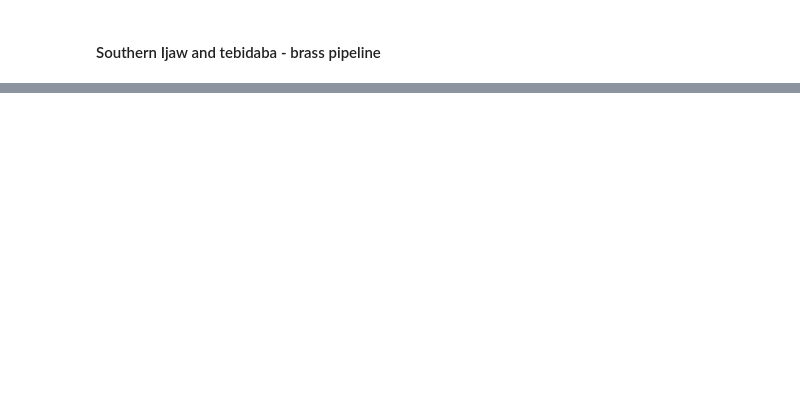
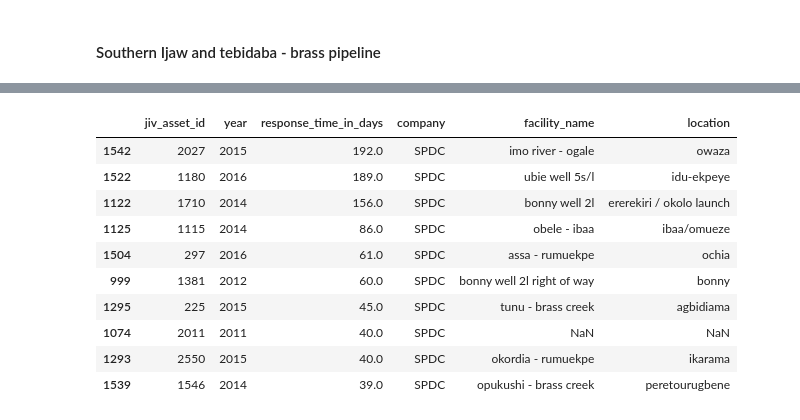
Before and after one commit to estambolieva/oil-spills, a Jupyter notebook: 2. Data Analysis.ipynb, the cells around one changed output, grey strips where cells are left out. Cells and saved outputs as stored; diff of their text form; code cells hidden in the pictures; blank space fills up the shorter version.

Commit message:
<5 barrel

```diff
--- a/2. Data Analysis.ipynb
+++ b/2. Data Analysis.ipynb
@@ -846,0 +870,3 @@ plt.ylabel("number of days between oil spills")
+# %%
+five_barrels = df[df.barrels < 5]
+five_barrels.shape[0]
@@ -846,0 +909,14 @@ plt.ylabel("number of days between oil spills")
+# %%
+five_barrels[["jiv_asset_id", "year", "response_time_in_days", "company", "facility_name", "location"]][five_barrels.company == "SPDC"].sort_values("response_time_in_days", ascending=False).head(10)
+# %% [output]
+|  | jiv_asset_id | year | response_time_in_days | company | facility_name | location |
+| 1542 | 2027 | 2015 | 192.0 | SPDC | imo river - ogale | owaza |
+| 1522 | 1180 | 2016 | 189.0 | SPDC | ubie well 5s/l | idu-ekpeye |
+| 1122 | 1710 | 2014 | 156.0 | SPDC | bonny well 2l | ererekiri / okolo launch |
+| 1125 | 1115 | 2014 | 86.0 | SPDC | obele - ibaa | ibaa/omueze |
+| 1504 | 297 | 2016 | 61.0 | SPDC | assa - rumuekpe | ochia |
+| 999 | 1381 | 2012 | 60.0 | SPDC | bonny well 2l right of way | bonny |
+| 1295 | 225 | 2015 | 45.0 | SPDC | tunu - brass creek | agbidiama |
+| 1074 | 2011 | 2011 | 40.0 | SPDC | NaN | NaN |
+| 1293 | 2550 | 2015 | 40.0 | SPDC | okordia - rumuekpe | ikarama |
+| 1539 | 1546 | 2014 | 39.0 | SPDC | opukushi - brass creek | peretourugbene |
```
Also changed, not shown: parts of 58 cells of this notebook.
